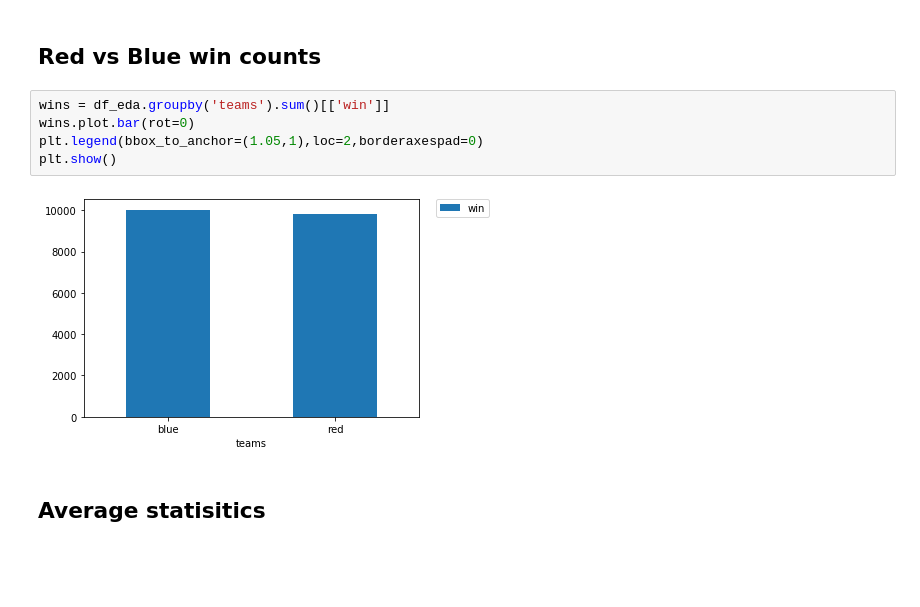
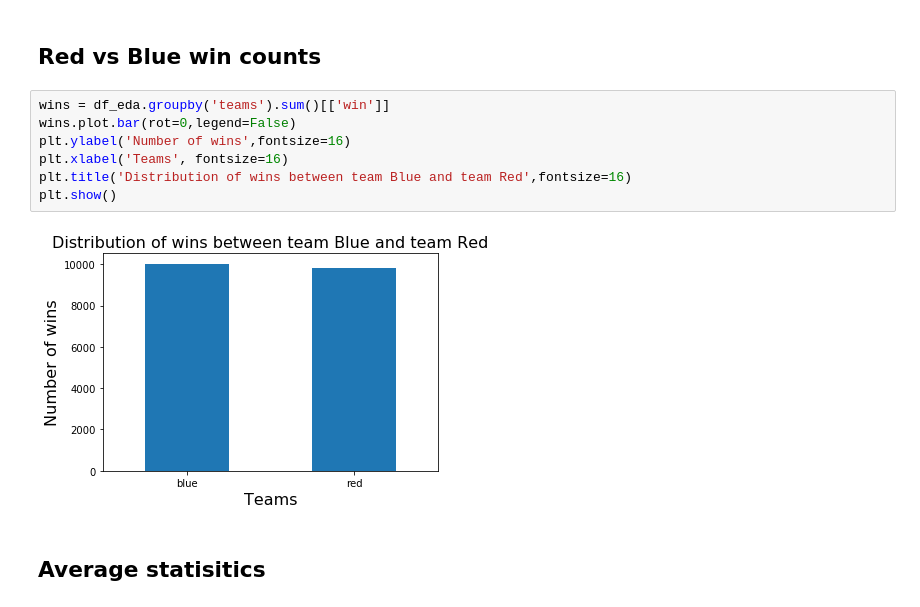
Before and after one commit to anotherjonlee/MLoL, a Jupyter notebook: notebooks/EDA.ipynb, the cells around one changed output. Drawn from its saved outputs; the diff is of its cells as text; blank space fills up the shorter version.

```diff
--- a/notebooks/EDA.ipynb
+++ b/notebooks/EDA.ipynb
@@ -99,12 +117,14 @@ correlation_plotter(ax,df_eda.drop(columns=['xp','totalGold','level']))
 # %% [markdown]
 ## Red vs Blue win counts
-# %%
-wins = df_eda.groupby('teams').sum()[['win']]
-wins.plot.bar(rot=0)
-plt.legend(bbox_to_anchor=(1.05,1),loc=2,borderaxespad=0)
-plt.show()
-# %% [output]
-[figure, removed]
+# %%
+wins = df_eda.groupby('teams').sum()[['win']]
+wins.plot.bar(rot=0,legend=False)
+plt.ylabel('Number of wins',fontsize=16)
+plt.xlabel('Teams', fontsize=16)
+plt.title('Distribution of wins between team Blue and team Red',fontsize=16)
+plt.show()
+# %% [output]
+[figure, added]
 # %% [markdown]
 ## Average statisitics
 # %%
```
Also changed, not shown: parts of 4 cells of this notebook, 3 other files.
